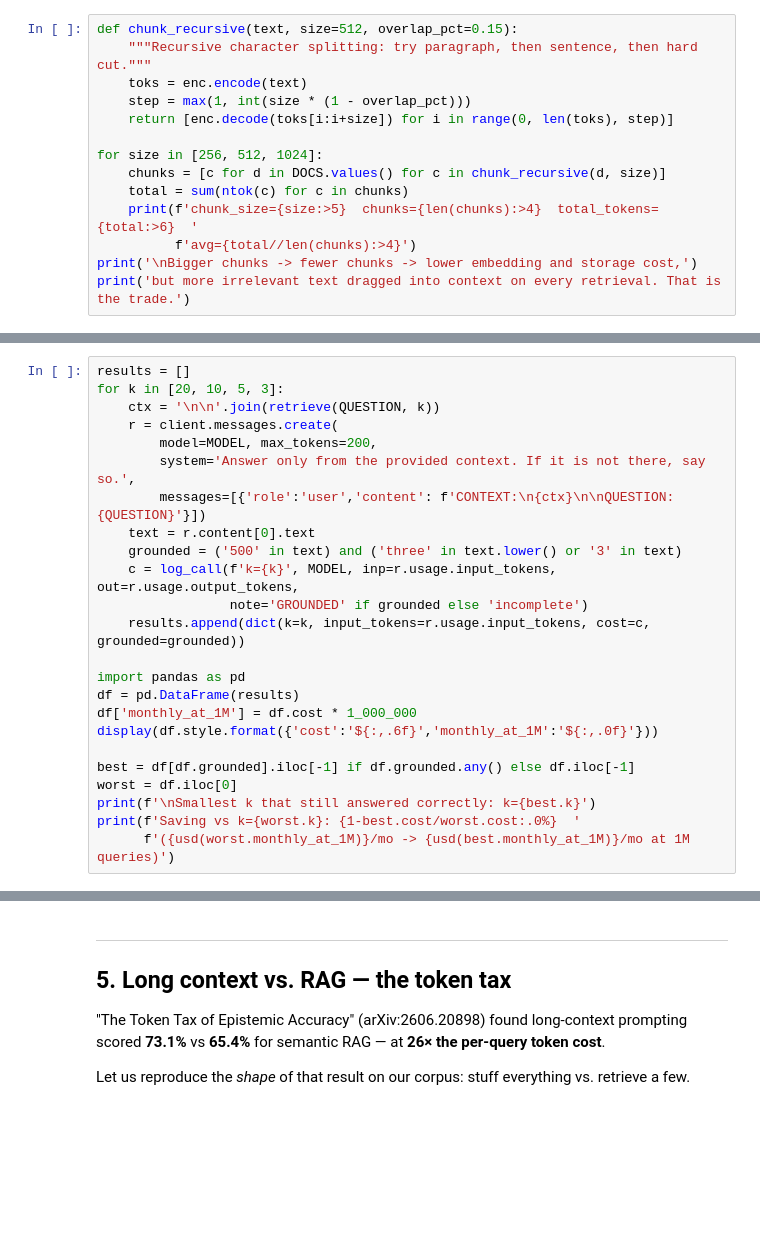
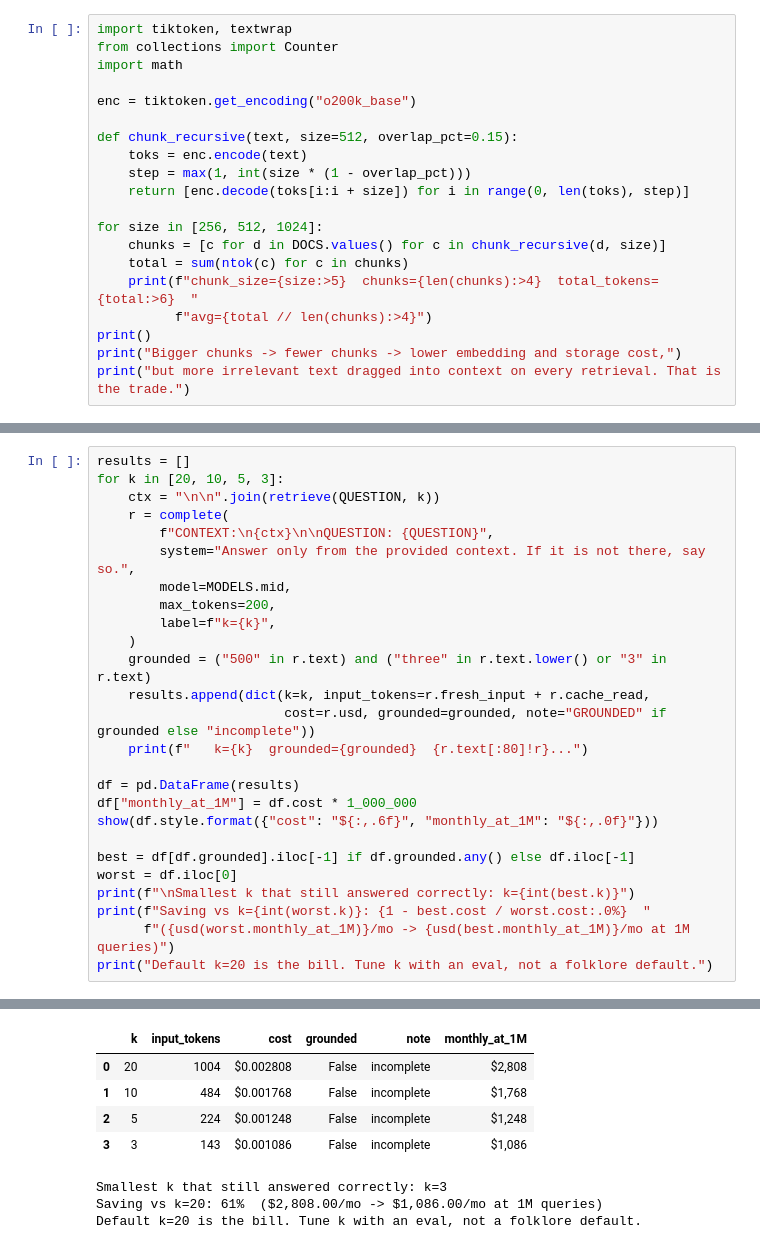
Before and after one commit to tatwan/ai_cost_management_course, a Jupyter notebook: notebooks/04_rag_cost.ipynb, the cells around one changed output, grey strips where cells are left out. Saved outputs shown, nothing was run; the diff lists cells and outputs as text; blank space fills up the shorter version.

```diff
--- a/notebooks/04_rag_cost.ipynb
+++ b/notebooks/04_rag_cost.ipynb
@@ -125,14 +119,20 @@ The cheapest strategy won. Semantic chunking won retrieval recall and lost the a
 # %%
+import tiktoken, textwrap
+from collections import Counter
+import math
+
+enc = tiktoken.get_encoding("o200k_base")
+
 def chunk_recursive(text, size=512, overlap_pct=0.15):
-    """Recursive character splitting: try paragraph, then sentence, then hard cut."""
     toks = enc.encode(text)
     step = max(1, int(size * (1 - overlap_pct)))
-    return [enc.decode(toks[i:i+size]) for i in range(0, len(toks), step)]
+    return [enc.decode(toks[i:i + size]) for i in range(0, len(toks), step)]
 
 for size in [256, 512, 1024]:
     chunks = [c for d in DOCS.values() for c in chunk_recursive(d, size)]
     total = sum(ntok(c) for c in chunks)
-    print(f'chunk_size={size:>5}  chunks={len(chunks):>4}  total_tokens={total:>6}  '
-          f'avg={total//len(chunks):>4}')
-print('\nBigger chunks -> fewer chunks -> lower embedding and storage cost,')
-print('but more irrelevant text dragged into context on every retrieval. That is the trade.')
+    print(f"chunk_size={size:>5}  chunks={len(chunks):>4}  total_tokens={total:>6}  "
+          f"avg={total // len(chunks):>4}")
+print()
+print("Bigger chunks -> fewer chunks -> lower embedding and storage cost,")
+print("but more irrelevant text dragged into context on every retrieval. That is the trade.")
@@ -183,24 +199,27 @@ for c in retrieve(QUESTION, 3):
 # %%
 results = []
 for k in [20, 10, 5, 3]:
-    ctx = '\n\n'.join(retrieve(QUESTION, k))
-    r = client.messages.create(
-        model=MODEL, max_tokens=200,
-        system='Answer only from the provided context. If it is not there, say so.',
-        messages=[{'role':'user','content': f'CONTEXT:\n{ctx}\n\nQUESTION: {QUESTION}'}])
-    text = r.content[0].text
-    grounded = ('500' in text) and ('three' in text.lower() or '3' in text)
-    c = log_call(f'k={k}', MODEL, inp=r.usage.input_tokens, out=r.usage.output_tokens,
-                 note='GROUNDED' if grounded else 'incomplete')
-    results.append(dict(k=k, input_tokens=r.usage.input_tokens, cost=c, grounded=grounded))
+    ctx = "\n\n".join(retrieve(QUESTION, k))
+    r = complete(
+        f"CONTEXT:\n{ctx}\n\nQUESTION: {QUESTION}",
+        system="Answer only from the provided context. If it is not there, say so.",
+        model=MODELS.mid,
+        max_tokens=200,
+        label=f"k={k}",
+    )
+    grounded = ("500" in r.text) and ("three" in r.text.lower() or "3" in r.text)
+    results.append(dict(k=k, input_tokens=r.fresh_input + r.cache_read,
+                        cost=r.usd, grounded=grounded, note="GROUNDED" if grounded else "incomplete"))
+    print(f"   k={k}  grounded={grounded}  {r.text[:80]!r}...")
 
-import pandas as pd
 df = pd.DataFrame(results)
-df['monthly_at_1M'] = df.cost * 1_000_000
-display(df.style.format({'cost':'${:,.6f}','monthly_at_1M':'${:,.0f}'}))
+df["monthly_at_1M"] = df.cost * 1_000_000
+show(df.style.format({"cost": "${:,.6f}", "monthly_at_1M": "${:,.0f}"}))
 
 best = df[df.grounded].iloc[-1] if df.grounded.any() else df.iloc[-1]
 worst = df.iloc[0]
-print(f'\nSmallest k that still answered correctly: k={best.k}')
-print(f'Saving vs k={worst.k}: {1-best.cost/worst.cost:.0%}  '
-      f'({usd(worst.monthly_at_1M)}/mo -> {usd(best.monthly_at_1M)}/mo at 1M queries)')
+print(f"\nSmallest k that still answered correctly: k={int(best.k)}")
+print(f"Saving vs k={int(worst.k)}: {1 - best.cost / worst.cost:.0%}  "
+      f"({usd(worst.monthly_at_1M)}/mo -> {usd(best.monthly_at_1M)}/mo at 1M queries)")
+print("Default k=20 is the bill. Tune k with an eval, not a folklore default.")
+# %% [output]
@@ -207,8 +238,8 @@ print(f'Saving vs k={worst.k}: {1-best.cost/worst.cost:.0%}  '
+|  | k | input_tokens | cost | grounded | note | monthly_at_1M |
+| 0 | 20 | 1004 | $0.002808 | False | incomplete | $2,808 |
+| 1 | 10 | 484 | $0.001768 | False | incomplete | $1,768 |
+| 2 | 5 | 224 | $0.001248 | False | incomplete | $1,248 |
+| 3 | 3 | 143 | $0.001086 | False | incomplete | $1,086 |
+Smallest k that still answered correctly: k=3
+Saving vs k=20: 61%  ($2,808.00/mo -> $1,086.00/mo at 1M queries)
+Default k=20 is the bill. Tune k with an eval, not a folklore default.
-# %% [markdown]
----
-## 5. Long context vs. RAG — the token tax
-
-"The Token Tax of Epistemic Accuracy" (arXiv:2606.20898) found long-context prompting scored
-**73.1%** vs **65.4%** for semantic RAG — at **26× the per-query token cost**.
-
-Let us reproduce the *shape* of that result on our corpus: stuff everything vs. retrieve a few.
```
Also changed, not shown: parts of 26 cells of this notebook, 9 other files.
